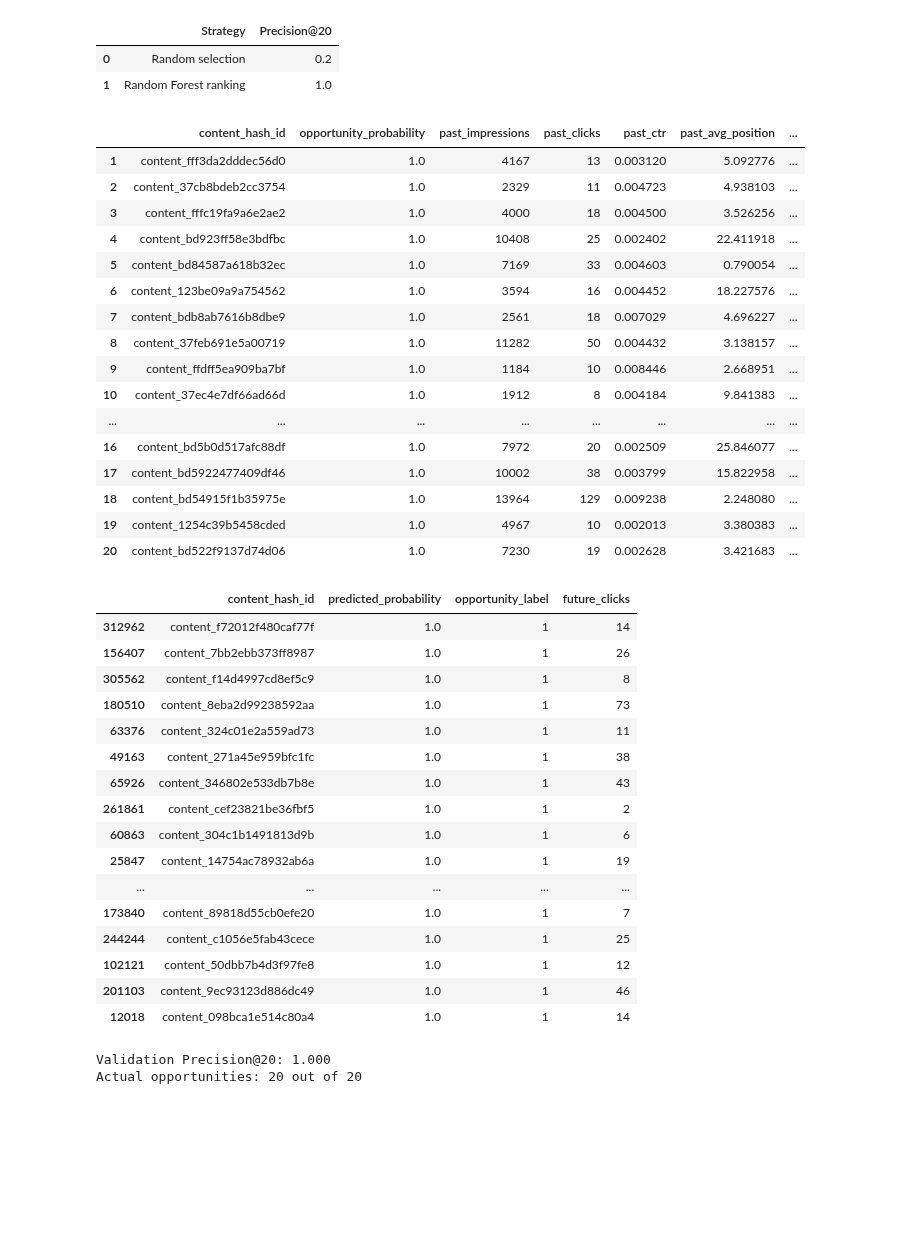
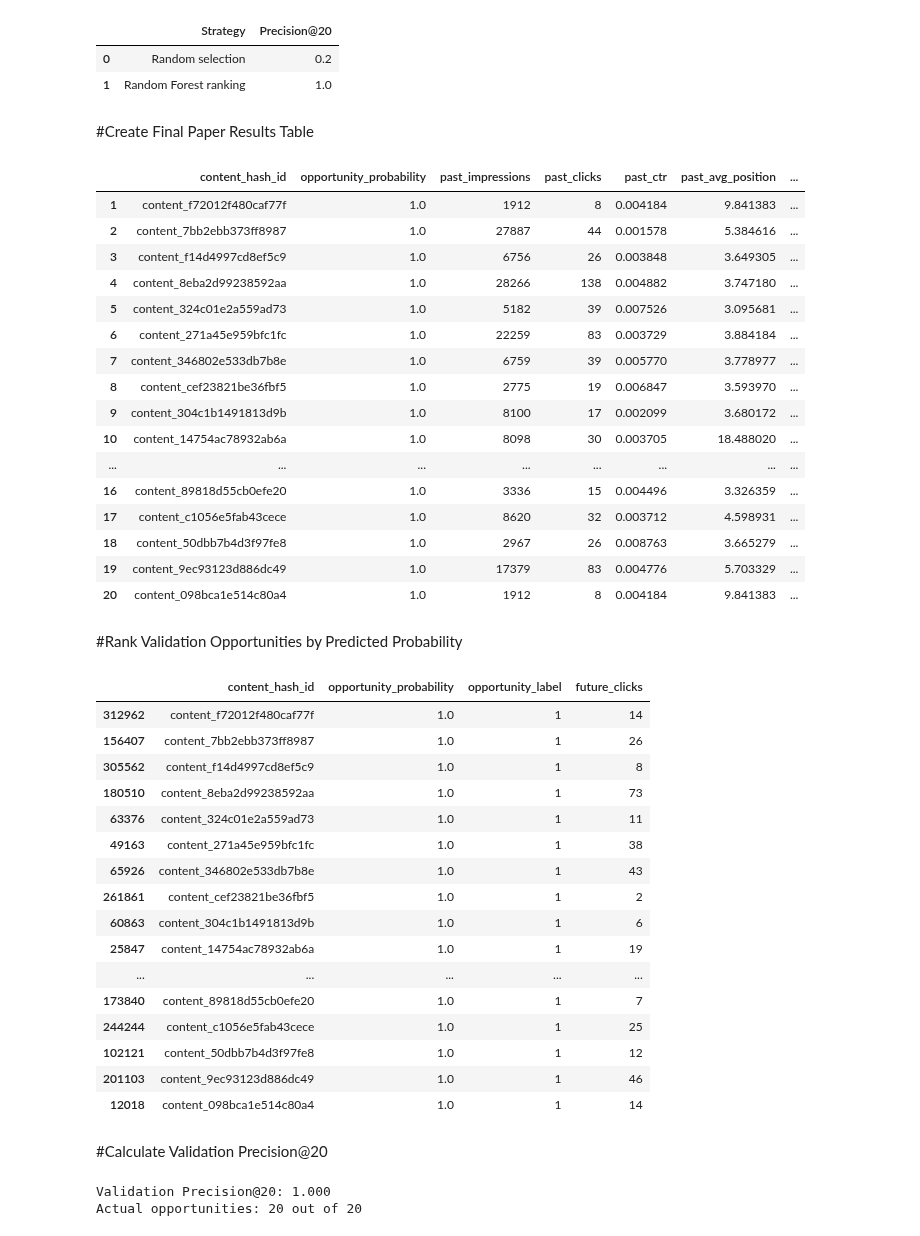
Before and after one commit to asherkashif/flyrank-ml-internship, a Jupyter notebook: work/notebooks/capstone.ipynb, the cells around one changed output. Saved outputs shown, nothing was run; the diff lists cells and outputs as text; code cells hidden in the pictures; blank space fills up the shorter version.

```diff
--- a/work/notebooks/capstone.ipynb
+++ b/work/notebooks/capstone.ipynb
@@ -1180,7 +1180,7 @@ val_results[
 #Rank Top 20 Content Opportunities
 # %%
 top20_recommendations = (
-    model_df
+    val_results
     .sort_values(
         "opportunity_probability",
         ascending=False
@@ -1188,3 +1188,14 @@ top20_recommendations = (
     .head(20)
     .copy()
 )
+
+top20_recommendations[
+    [
+        "content_hash_id",
+        "opportunity_probability",
+        "past_impressions",
+        "past_clicks",
+        "past_ctr",
+        "past_avg_position"
+    ]
+]
@@ -1191,15 +1222,21 @@ top20_recommendations = (
 # %%
+# Calculate historical medians once
+impressions_median = model_df["past_impressions"].median()
+ctr_median = model_df["past_ctr"].median()
+position_median = model_df["past_avg_position"].median()
+
+
 def get_reason(row):
 
     reasons = []
 
-    if row["past_impressions"] > model_df["past_impressions"].median():
+    if row["past_impressions"] > impressions_median:
         reasons.append("high visibility")
 
-    if row["past_ctr"] < model_df["past_ctr"].median():
+    if row["past_ctr"] < ctr_median:
         reasons.append("low CTR")
 
-    if row["past_avg_position"] > model_df["past_avg_position"].median():
+    if row["past_avg_position"] > position_median:
         reasons.append("weaker average position")
 
     if row["past_clicks"] == 0:
@@ -1297,7 +1342,7 @@ top20_evidence = top20_recommendations[
         "past_avg_position"
     ]
 ].merge(
-    future_target[
+    val_results[
         [
             "content_hash_id",
             "future_clicks",
@@ -1383,50 +1440,59 @@ display(ranking_comparison)
 |  | Strategy | Precision@20 |
 | 0 | Random selection | 0.2 |
 | 1 | Random Forest ranking | 1.0 |
+# %% [markdown]
+#Create Final Paper Results Table
 # %%
 final_paper_table = top20_evidence[
     [
         "content_hash_id",
         "opportunity_probability",
         "past_impressions",
         "past_clicks",
         "past_ctr",
         "past_avg_position",
         "future_clicks",
         "future_ctr",
         "actual_opportunity"
     ]
 ].copy()
 
-final_paper_table.index = range(1, 21)
+final_paper_table.index = range(
+    1,
+    len(final_paper_table) + 1
+)
 
 display(final_paper_table)
 # %% [output]
 |  | content_hash_id | opportunity_probability | past_impressions | past_clicks | past_ctr | past_avg_position | ... |
-| 1 | content_fff3da2dddec56d0 | 1.0 | 4167 | 13 | 0.003120 | 5.092776 | ... |
-| 2 | content_37cb8bdeb2cc3754 | 1.0 | 2329 | 11 | 0.004723 | 4.938103 | ... |
-| 3 | content_fffc19fa9a6e2ae2 | 1.0 | 4000 | 18 | 0.004500 | 3.526256 | ... |
-| 4 | content_bd923ff58e3bdfbc | 1.0 | 10408 | 25 | 0.002402 | 22.411918 | ... |
-| 5 | content_bd84587a618b32ec | 1.0 | 7169 | 33 | 0.004603 | 0.790054 | ... |
-| 6 | content_123be09a9a754562 | 1.0 | 3594 | 16 | 0.004452 | 18.227576 | ... |
-| 7 | content_bdb8ab7616b8dbe9 | 1.0 | 2561 | 18 | 0.007029 | 4.696227 | ... |
-| 8 | content_37feb691e5a00719 | 1.0 | 11282 | 50 | 0.004432 | 3.138157 | ... |
-| 9 | content_ffdff5ea909ba7bf | 1.0 | 1184 | 10 | 0.008446 | 2.668951 | ... |
-| 10 | content_37ec4e7df66ad66d | 1.0 | 1912 | 8 | 0.004184 | 9.841383 | ... |
+| 1 | content_f72012f480caf77f | 1.0 | 1912 | 8 | 0.004184 | 9.841383 | ... |
+| 2 | content_7bb2ebb373ff8987 | 1.0 | 27887 | 44 | 0.001578 | 5.384616 | ... |
+| 3 | content_f14d4997cd8ef5c9 | 1.0 | 6756 | 26 | 0.003848 | 3.649305 | ... |
+| 4 | content_8eba2d99238592aa | 1.0 | 28266 | 138 | 0.004882 | 3.747180 | ... |
+| 5 | content_324c01e2a559ad73 | 1.0 | 5182 | 39 | 0.007526 | 3.095681 | ... |
+| 6 | content_271a45e959bfc1fc | 1.0 | 22259 | 83 | 0.003729 | 3.884184 | ... |
+| 7 | content_346802e533db7b8e | 1.0 | 6759 | 39 | 0.005770 | 3.778977 | ... |
+| 8 | content_cef23821be36fbf5 | 1.0 | 2775 | 19 | 0.006847 | 3.593970 | ... |
+| 9 | content_304c1b1491813d9b | 1.0 | 8100 | 17 | 0.002099 | 3.680172 | ... |
+| 10 | content_14754ac78932ab6a | 1.0 | 8098 | 30 | 0.003705 | 18.488020 | ... |
 | ... | ... | ... | ... | ... | ... | ... | ... |
-| 16 | content_bd5b0d517afc88df | 1.0 | 7972 | 20 | 0.002509 | 25.846077 | ... |
-| 17 | content_bd5922477409df46 | 1.0 | 10002 | 38 | 0.003799 | 15.822958 | ... |
-| 18 | content_bd54915f1b35975e | 1.0 | 13964 | 129 | 0.009238 | 2.248080 | ... |
-| 19 | content_1254c39b5458cded | 1.0 | 4967 | 10 | 0.002013 | 3.380383 | ... |
-| 20 | content_bd522f9137d74d06 | 1.0 | 7230 | 19 | 0.002628 | 3.421683 | ... |
+| 16 | content_89818d55cb0efe20 | 1.0 | 3336 | 15 | 0.004496 | 3.326359 | ... |
+| 17 | content_c1056e5fab43cece | 1.0 | 8620 | 32 | 0.003712 | 4.598931 | ... |
+| 18 | content_50dbb7b4d3f97fe8 | 1.0 | 2967 | 26 | 0.008763 | 3.665279 | ... |
+| 19 | content_9ec93123d886dc49 | 1.0 | 17379 | 83 | 0.004776 | 5.703329 | ... |
+| 20 | content_098bca1e514c80a4 | 1.0 | 1912 | 8 | 0.004184 | 9.841383 | ... |
+# %% [markdown]
+#Rank Validation Opportunities by Predicted Probability
 # %%
 # Validation set probabilities
 val_results = model_df.loc[X_val.index].copy()
 
-val_results["predicted_probability"] = rf.predict_proba(X_val)[:, 1]
+val_results["opportunity_probability"] = (
+    rf.predict_proba(X_val)[:, 1]
+)
 
 val_results = val_results.sort_values(
-    "predicted_probability",
+    "opportunity_probability",
     ascending=False
 )
 
@@ -1434,14 +1500,14 @@ display(
     val_results[
         [
             "content_hash_id",
-            "predicted_probability",
+            "opportunity_probability",
             "opportunity_label",
             "future_clicks"
         ]
     ].head(20)
 )
 # %% [output]
-|  | content_hash_id | predicted_probability | opportunity_label | future_clicks |
+|  | content_hash_id | opportunity_probability | opportunity_label | future_clicks |
 | 312962 | content_f72012f480caf77f | 1.0 | 1 | 14 |
 | 156407 | content_7bb2ebb373ff8987 | 1.0 | 1 | 26 |
 | 305562 | content_f14d4997cd8ef5c9 | 1.0 | 1 | 8 |
@@ -1458,4 +1524,6 @@ display(
 | 102121 | content_50dbb7b4d3f97fe8 | 1.0 | 1 | 12 |
 | 201103 | content_9ec93123d886dc49 | 1.0 | 1 | 46 |
 | 12018 | content_098bca1e514c80a4 | 1.0 | 1 | 14 |
+# %% [markdown]
+#Calculate Validation Precision@20
 # %%
```
Also changed, not shown: parts of 15 cells of this notebook.
